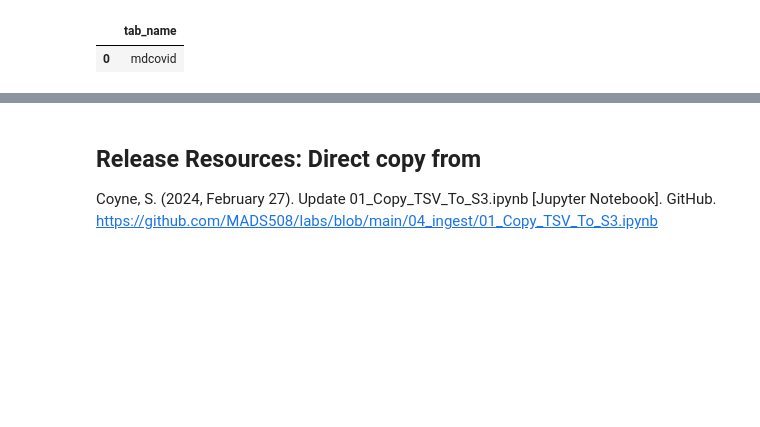
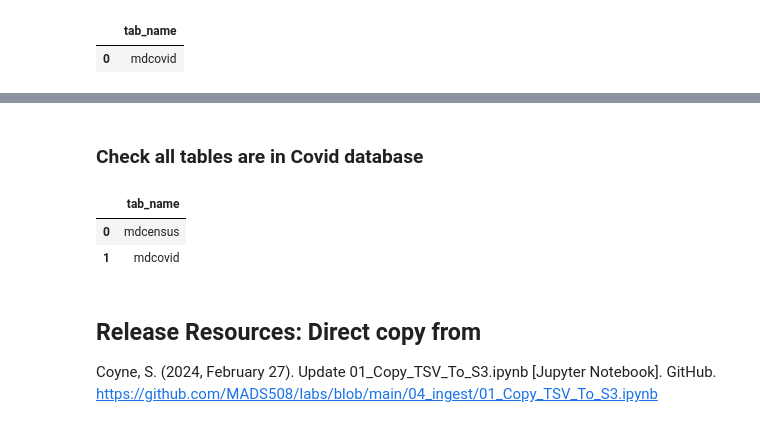
Before and after one commit to shailja-somani-0/ADS-508-Team-2, a Jupyter notebook: team2-ads508.ipynb, the cells around one changed output, grey strips where cells are left out. Saved outputs shown, nothing was run; the diff lists cells and outputs as text; code cells hidden in the pictures; blank space fills up the shorter version.

```diff
--- a/team2-ads508.ipynb
+++ b/team2-ads508.ipynb
@@ -408,3 +455,14 @@ CREATE EXTERNAL TABLE IF NOT EXISTS covid.MDCrosswalk(
+# %% [markdown]
+### Check all tables are in Covid database
+# %%
+statement = "SHOW TABLES FROM covid"
+
+df_show = pd.read_sql(statement, conn)
+df_show.head(5)
+# %% [output]
+|  | tab_name |
+| 0 | mdcensus |
+| 1 | mdcovid |
 # %% [markdown]
 ## Release Resources: Direct copy from
 
```
Also changed, not shown: parts of 32 cells of this notebook.
